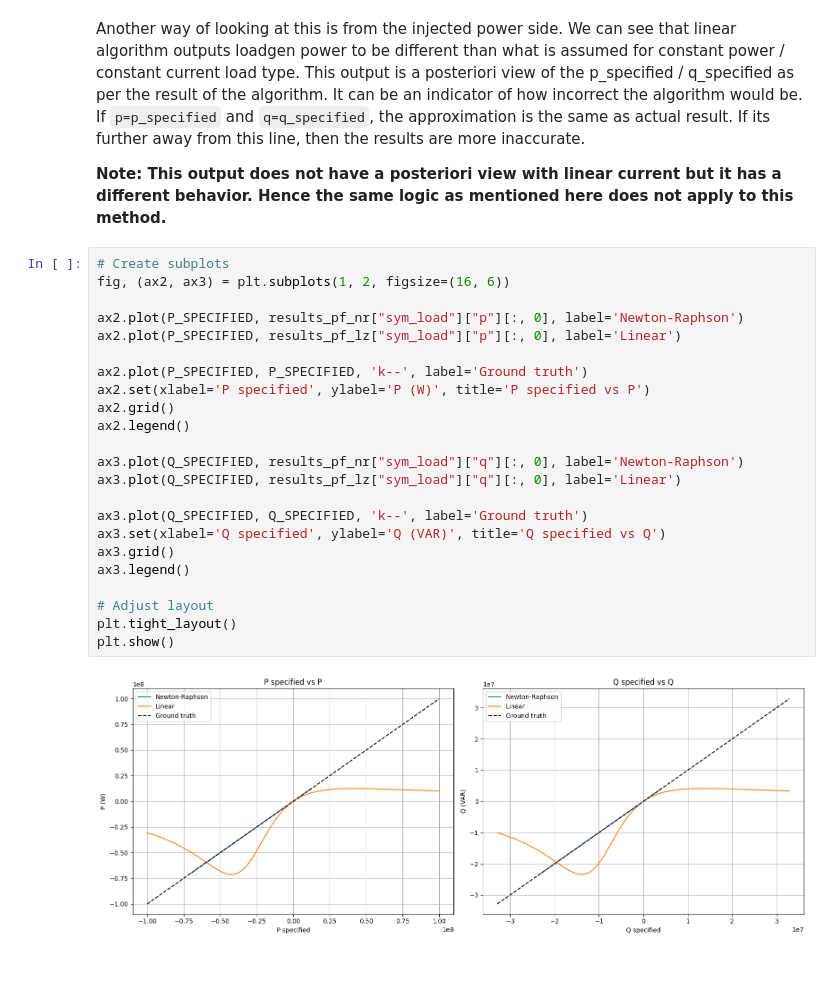
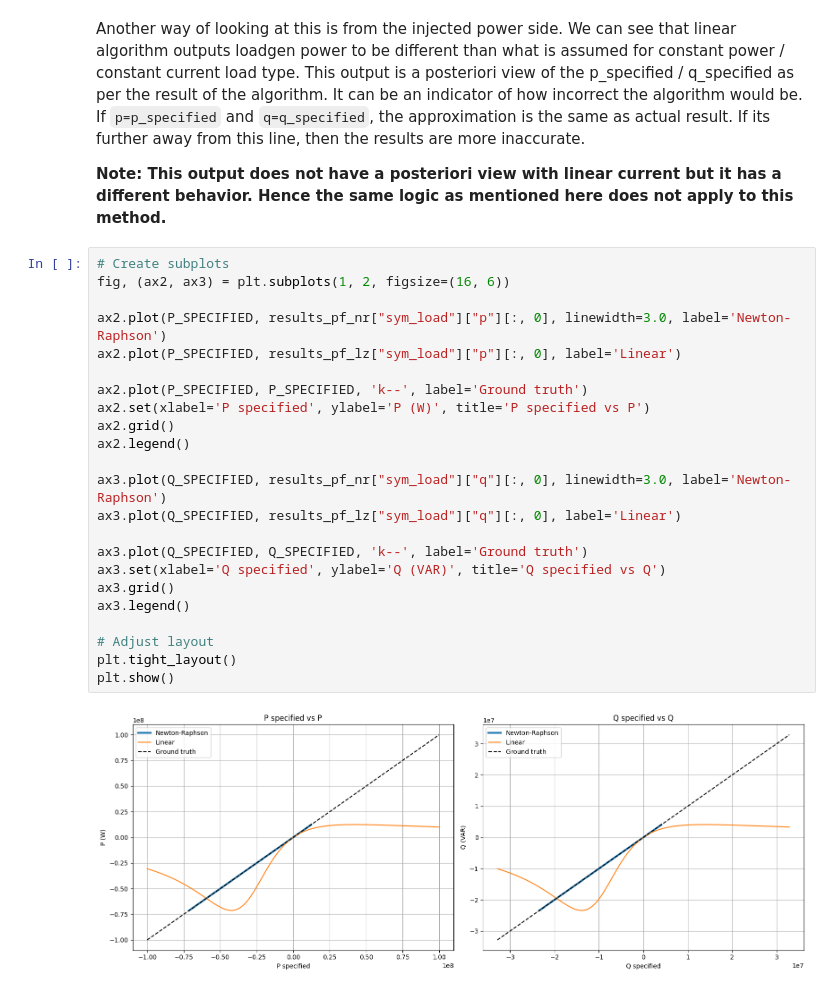
Before and after one commit to PowerGridModel/power-grid-model-workshop, a Jupyter notebook: demonstrations/Power Flow Algorithm Comparison.ipynb, the cells around one changed output. Saved outputs shown, nothing was run; the diff lists cells and outputs as text.

```diff
--- a/demonstrations/Power Flow Algorithm Comparison.ipynb
+++ b/demonstrations/Power Flow Algorithm Comparison.ipynb
@@ -137,28 +135,28 @@ Another way of looking at this is from the injected power side. We can see that
 # %%
 # Create subplots
 fig, (ax2, ax3) = plt.subplots(1, 2, figsize=(16, 6))
 
-ax2.plot(P_SPECIFIED, results_pf_nr["sym_load"]["p"][:, 0], label='Newton-Raphson')
+ax2.plot(P_SPECIFIED, results_pf_nr["sym_load"]["p"][:, 0], linewidth=3.0, label='Newton-Raphson')
 ax2.plot(P_SPECIFIED, results_pf_lz["sym_load"]["p"][:, 0], label='Linear')
 
 ax2.plot(P_SPECIFIED, P_SPECIFIED, 'k--', label='Ground truth')
 ax2.set(xlabel='P specified', ylabel='P (W)', title='P specified vs P')
 ax2.grid()
 ax2.legend()
 
-ax3.plot(Q_SPECIFIED, results_pf_nr["sym_load"]["q"][:, 0], label='Newton-Raphson')
+ax3.plot(Q_SPECIFIED, results_pf_nr["sym_load"]["q"][:, 0], linewidth=3.0, label='Newton-Raphson')
 ax3.plot(Q_SPECIFIED, results_pf_lz["sym_load"]["q"][:, 0], label='Linear')
 
 ax3.plot(Q_SPECIFIED, Q_SPECIFIED, 'k--', label='Ground truth')
 ax3.set(xlabel='Q specified', ylabel='Q (VAR)', title='Q specified vs Q')
 ax3.grid()
 ax3.legend()
 
 # Adjust layout
 plt.tight_layout()
 plt.show()
 # %% [output]
-[figure, old version]
+[figure, new version]
 # %% [markdown]
 # Conclusions
 
```
Also changed, not shown: parts of 3 cells of this notebook.
